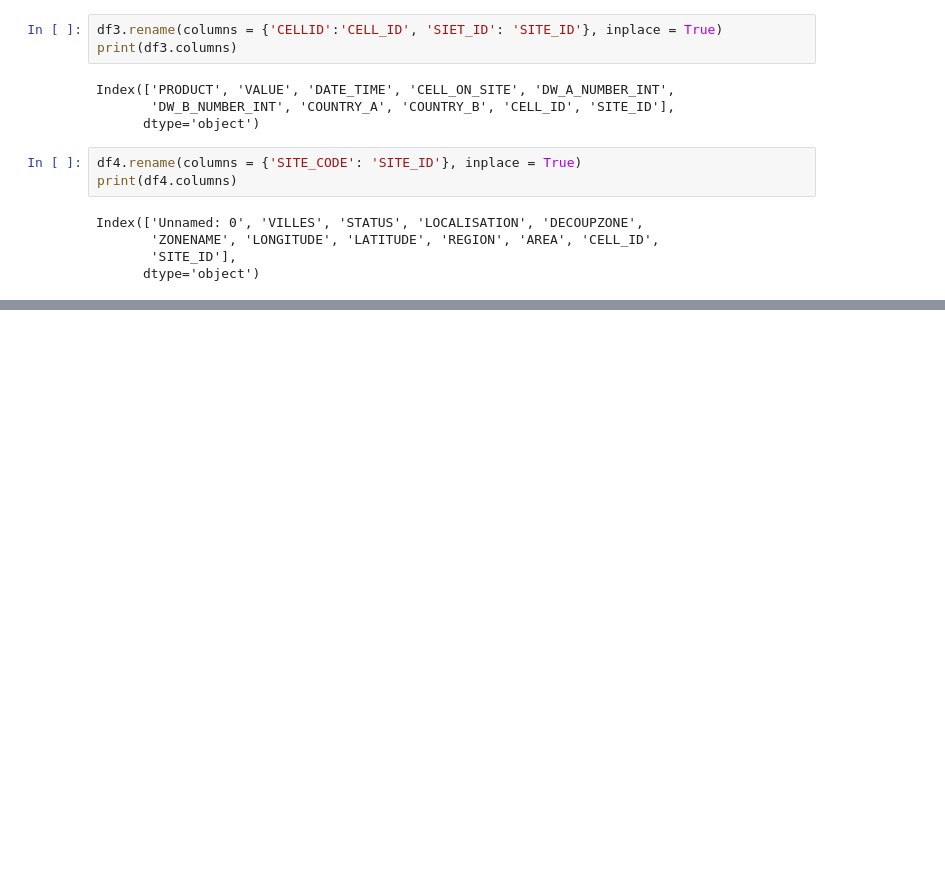
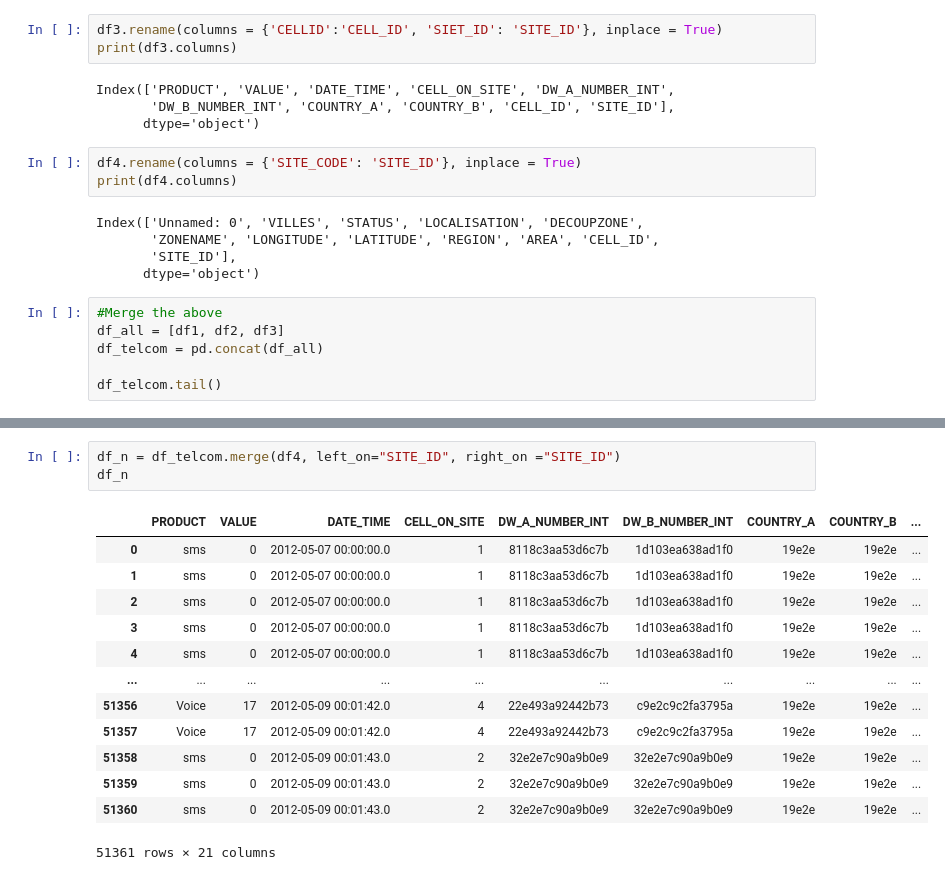
Before and after one commit to CorletteN/data-analysis, a Jupyter notebook: CORLETTE_IP3.ipynb, the cells around one changed output, grey strips where cells are left out. Drawn from its saved outputs; the diff is of its cells as text; blank space fills up the shorter version.

Commit message:
Merge all datasets

```diff
--- a/CORLETTE_IP3.ipynb
+++ b/CORLETTE_IP3.ipynb
@@ -77,3 +77,9 @@ Index(['Unnamed: 0', 'VILLES', 'STATUS', 'LOCALISATION', 'DECOUPZONE',
        'ZONENAME', 'LONGITUDE', 'LATITUDE', 'REGION', 'AREA', 'CELL_ID',
        'SITE_ID'],
       dtype='object')
+# %%
+#Merge the above
+df_all = [df1, df2, df3]
+df_telcom = pd.concat(df_all)
+
+df_telcom.tail()
@@ -79,0 +93,17 @@ Index(['Unnamed: 0', 'VILLES', 'STATUS', 'LOCALISATION', 'DECOUPZONE',
+# %%
+df_n = df_telcom.merge(df4, left_on="SITE_ID", right_on ="SITE_ID")
+df_n
+# %% [output]
+|  | PRODUCT | VALUE | DATE_TIME | CELL_ON_SITE | DW_A_NUMBER_INT | DW_B_NUMBER_INT | COUNTRY_A | COUNTRY_B | ... |
+| 0 | sms | 0 | 2012-05-07 00:00:00.0 | 1 | 8118c3aa53d6c7b | 1d103ea638ad1f0 | 19e2e | 19e2e | ... |
+| 1 | sms | 0 | 2012-05-07 00:00:00.0 | 1 | 8118c3aa53d6c7b | 1d103ea638ad1f0 | 19e2e | 19e2e | ... |
+| 2 | sms | 0 | 2012-05-07 00:00:00.0 | 1 | 8118c3aa53d6c7b | 1d103ea638ad1f0 | 19e2e | 19e2e | ... |
+| 3 | sms | 0 | 2012-05-07 00:00:00.0 | 1 | 8118c3aa53d6c7b | 1d103ea638ad1f0 | 19e2e | 19e2e | ... |
+| 4 | sms | 0 | 2012-05-07 00:00:00.0 | 1 | 8118c3aa53d6c7b | 1d103ea638ad1f0 | 19e2e | 19e2e | ... |
+| ... | ... | ... | ... | ... | ... | ... | ... | ... | ... |
+| 51356 | Voice | 17 | 2012-05-09 00:01:42.0 | 4 | 22e493a92442b73 | c9e2c9c2fa3795a | 19e2e | 19e2e | ... |
+| 51357 | Voice | 17 | 2012-05-09 00:01:42.0 | 4 | 22e493a92442b73 | c9e2c9c2fa3795a | 19e2e | 19e2e | ... |
+| 51358 | sms | 0 | 2012-05-09 00:01:43.0 | 2 | 32e2e7c90a9b0e9 | 32e2e7c90a9b0e9 | 19e2e | 19e2e | ... |
+| 51359 | sms | 0 | 2012-05-09 00:01:43.0 | 2 | 32e2e7c90a9b0e9 | 32e2e7c90a9b0e9 | 19e2e | 19e2e | ... |
+| 51360 | sms | 0 | 2012-05-09 00:01:43.0 | 2 | 32e2e7c90a9b0e9 | 32e2e7c90a9b0e9 | 19e2e | 19e2e | ... |
+51361 rows × 21 columns
```
Also changed, not shown: parts of 1 cell of this notebook.
